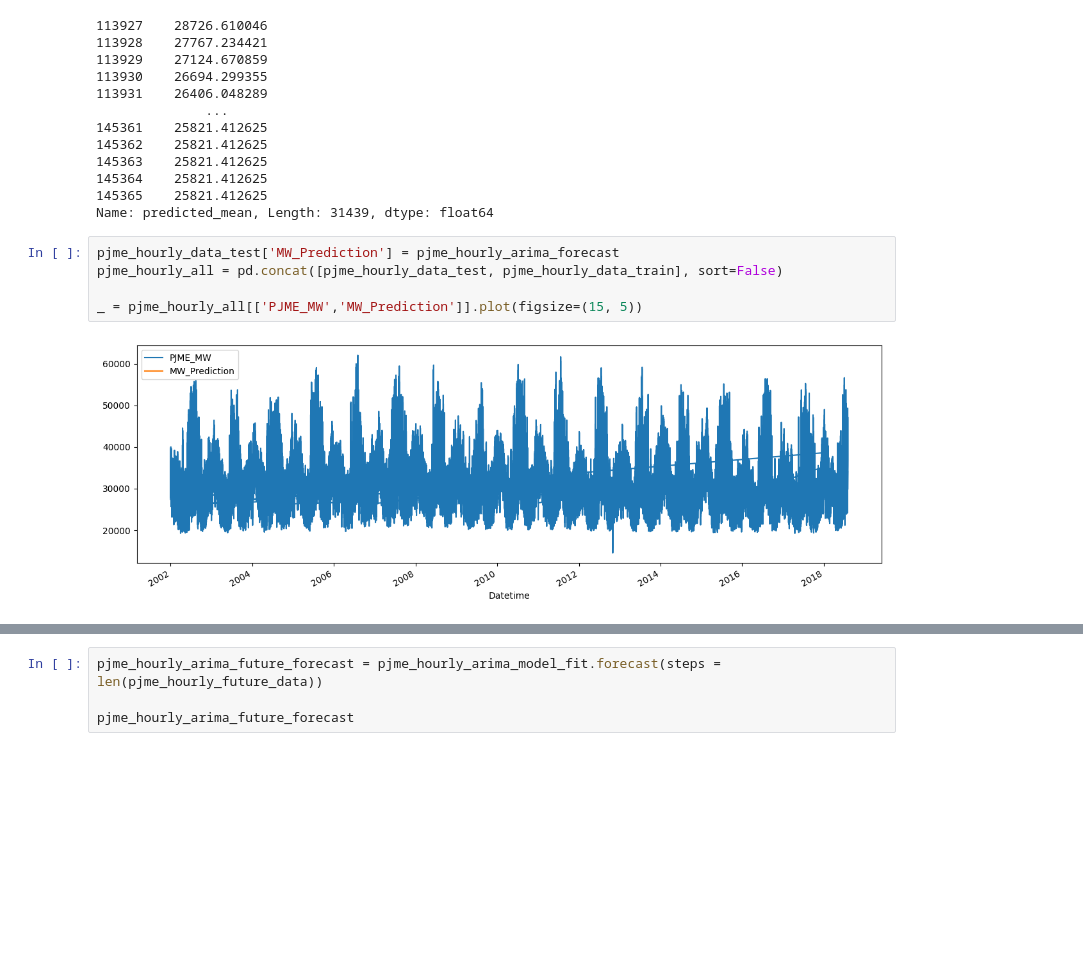
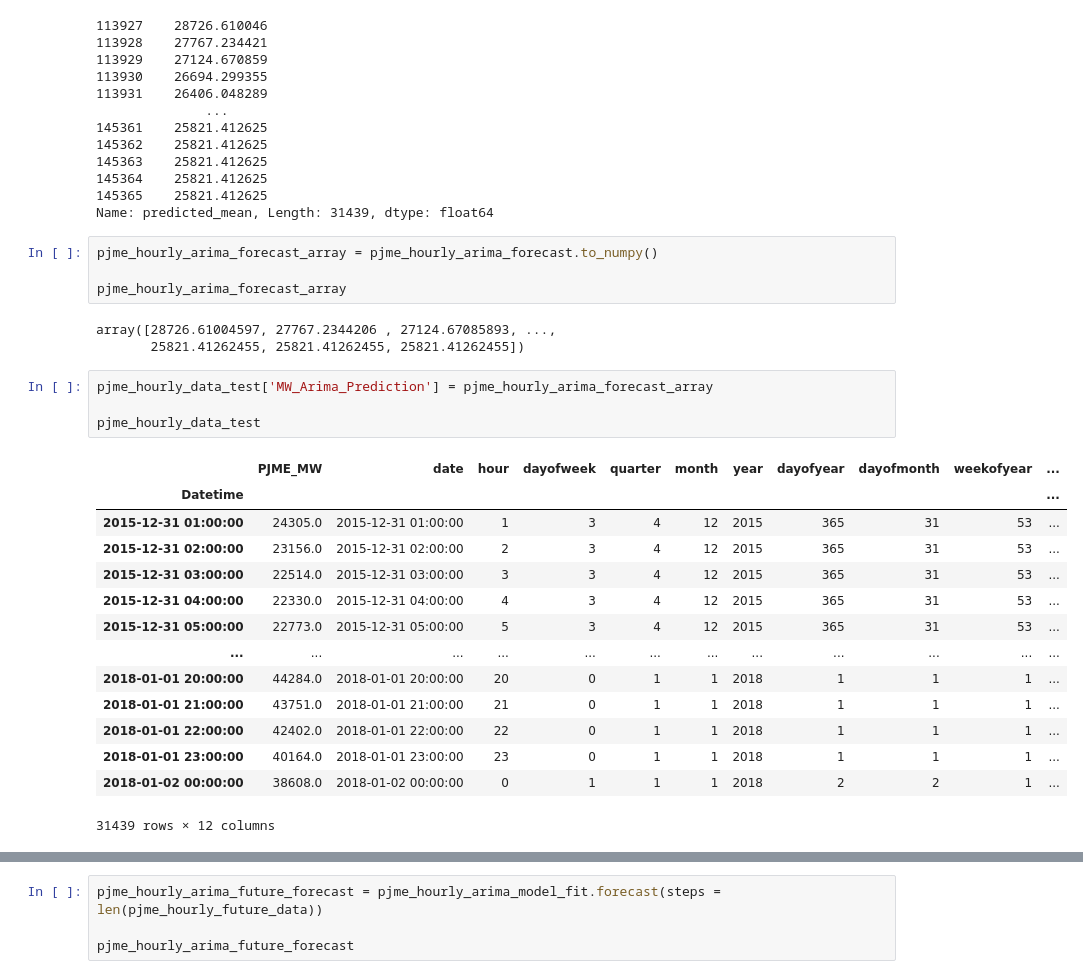
Before and after one commit to Generickle/credit-card-forecasting, a Jupyter notebook: CreditCardPurchaseHistoryForecasting.ipynb, the cells around one changed output, grey strips where cells are left out. Drawn from its saved outputs; the diff is of its cells as text; blank space fills up the shorter version.

```diff
--- a/CreditCardPurchaseHistoryForecasting.ipynb
+++ b/CreditCardPurchaseHistoryForecasting.ipynb
@@ -403,10 +443,29 @@ pjme_hourly_arima_forecast
 145364    25821.412625
 145365    25821.412625
 Name: predicted_mean, Length: 31439, dtype: float64
-# %%
-pjme_hourly_data_test['MW_Prediction'] = pjme_hourly_arima_forecast
-pjme_hourly_all = pd.concat([pjme_hourly_data_test, pjme_hourly_data_train], sort=False)
-
-_ = pjme_hourly_all[['PJME_MW','MW_Prediction']].plot(figsize=(15, 5))
-# %% [output]
-[figure, removed]
+# %%
+pjme_hourly_arima_forecast_array = pjme_hourly_arima_forecast.to_numpy()
+
+pjme_hourly_arima_forecast_array
+# %% [output]
+array([28726.61004597, 27767.2344206 , 27124.67085893, ...,
+       25821.41262455, 25821.41262455, 25821.41262455])
+# %%
+pjme_hourly_data_test['MW_Arima_Prediction'] = pjme_hourly_arima_forecast_array
+
+pjme_hourly_data_test
+# %% [output]
+|  | PJME_MW | date | hour | dayofweek | quarter | month | year | dayofyear | dayofmonth | weekofyear | ... |
+| Datetime |  |  |  |  |  |  |  |  |  |  | ... |
+| 2015-12-31 01:00:00 | 24305.0 | 2015-12-31 01:00:00 | 1 | 3 | 4 | 12 | 2015 | 365 | 31 | 53 | ... |
+| 2015-12-31 02:00:00 | 23156.0 | 2015-12-31 02:00:00 | 2 | 3 | 4 | 12 | 2015 | 365 | 31 | 53 | ... |
+| 2015-12-31 03:00:00 | 22514.0 | 2015-12-31 03:00:00 | 3 | 3 | 4 | 12 | 2015 | 365 | 31 | 53 | ... |
+| 2015-12-31 04:00:00 | 22330.0 | 2015-12-31 04:00:00 | 4 | 3 | 4 | 12 | 2015 | 365 | 31 | 53 | ... |
+| 2015-12-31 05:00:00 | 22773.0 | 2015-12-31 05:00:00 | 5 | 3 | 4 | 12 | 2015 | 365 | 31 | 53 | ... |
+| ... | ... | ... | ... | ... | ... | ... | ... | ... | ... | ... | ... |
+| 2018-01-01 20:00:00 | 44284.0 | 2018-01-01 20:00:00 | 20 | 0 | 1 | 1 | 2018 | 1 | 1 | 1 | ... |
+| 2018-01-01 21:00:00 | 43751.0 | 2018-01-01 21:00:00 | 21 | 0 | 1 | 1 | 2018 | 1 | 1 | 1 | ... |
+| 2018-01-01 22:00:00 | 42402.0 | 2018-01-01 22:00:00 | 22 | 0 | 1 | 1 | 2018 | 1 | 1 | 1 | ... |
+| 2018-01-01 23:00:00 | 40164.0 | 2018-01-01 23:00:00 | 23 | 0 | 1 | 1 | 2018 | 1 | 1 | 1 | ... |
+| 2018-01-02 00:00:00 | 38608.0 | 2018-01-02 00:00:00 | 0 | 1 | 1 | 1 | 2018 | 2 | 2 | 1 | ... |
+31439 rows × 12 columns
```
Also changed, not shown: parts of 14 cells of this notebook.
